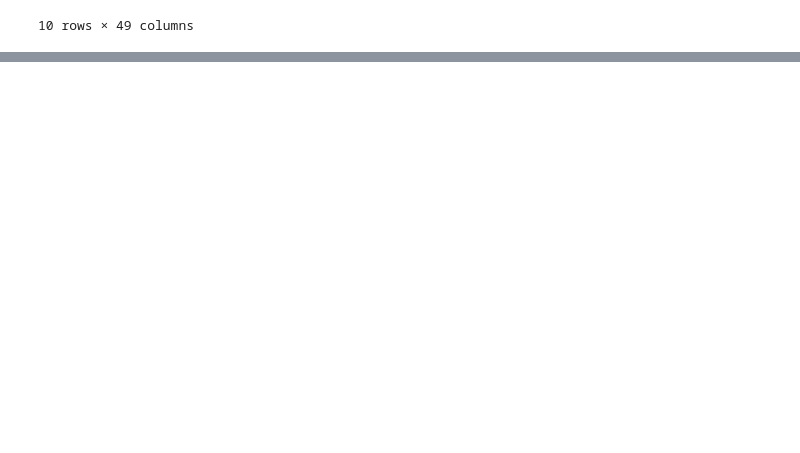
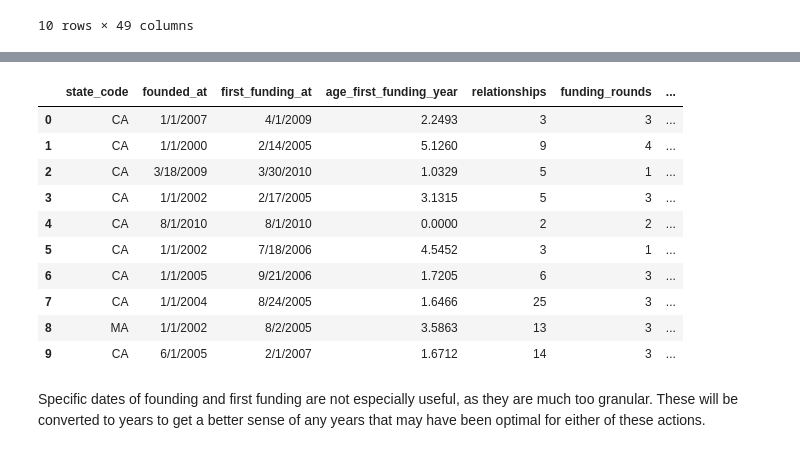
Before and after one commit to iansind/startup-success, a Jupyter notebook: EDA.ipynb, the cells around one changed output, grey strips where cells are left out. Cells and saved outputs as stored; diff of their text form; code cells hidden in the pictures; blank space fills up the shorter version.

```diff
--- a/EDA.ipynb
+++ b/EDA.ipynb
@@ -21,0 +55,27 @@ df.head(10)
+# %%
+loc_to_drop = ['latitude', 'longitude', 'zip_code', 'city', 'state_code.1', 'is_CA', 'is_NY', 'is_MA', 'is_TX',
+               'is_otherstate']
+cat_to_drop = ['is_software', 'is_web', 'is_mobile', 'is_enterprise', 'is_advertising', 'is_gamesvideo', 'is_ecommerce',
+              'is_biotech', 'is_consulting', 'is_othercategory']
+extras_to_drop = ['Unnamed: 0', 'id', 'Unnamed: 6', 'name', 'labels', 'closed_at', 'last_funding_at', 'age_last_funding_year',
+                  'age_first_milestone_year', 'age_last_milestone_year', 'object_id']
+# %%
+df = pd.read_csv('startup_data.csv')
+df.drop(loc_to_drop, axis=1, inplace=True)
+df.drop(cat_to_drop, axis=1, inplace=True)
+df.drop(extras_to_drop, axis=1, inplace=True)
+df.head(10)
+# %% [output]
+|  | state_code | founded_at | first_funding_at | age_first_funding_year | relationships | funding_rounds | ... |
+| 0 | CA | 1/1/2007 | 4/1/2009 | 2.2493 | 3 | 3 | ... |
+| 1 | CA | 1/1/2000 | 2/14/2005 | 5.1260 | 9 | 4 | ... |
+| 2 | CA | 3/18/2009 | 3/30/2010 | 1.0329 | 5 | 1 | ... |
+| 3 | CA | 1/1/2002 | 2/17/2005 | 3.1315 | 5 | 3 | ... |
+| 4 | CA | 8/1/2010 | 8/1/2010 | 0.0000 | 2 | 2 | ... |
+| 5 | CA | 1/1/2002 | 7/18/2006 | 4.5452 | 3 | 1 | ... |
+| 6 | CA | 1/1/2005 | 9/21/2006 | 1.7205 | 6 | 3 | ... |
+| 7 | CA | 1/1/2004 | 8/24/2005 | 1.6466 | 25 | 3 | ... |
+| 8 | MA | 1/1/2002 | 8/2/2005 | 3.5863 | 13 | 3 | ... |
+| 9 | CA | 6/1/2005 | 2/1/2007 | 1.6712 | 14 | 3 | ... |
+# %% [markdown]
+Specific dates of founding and first funding are not especially useful, as they are much too granular. These will be converted to years to get a better sense of any years that may have been optimal for either of these actions.
```
Also changed, not shown: parts of 8 cells of this notebook.
